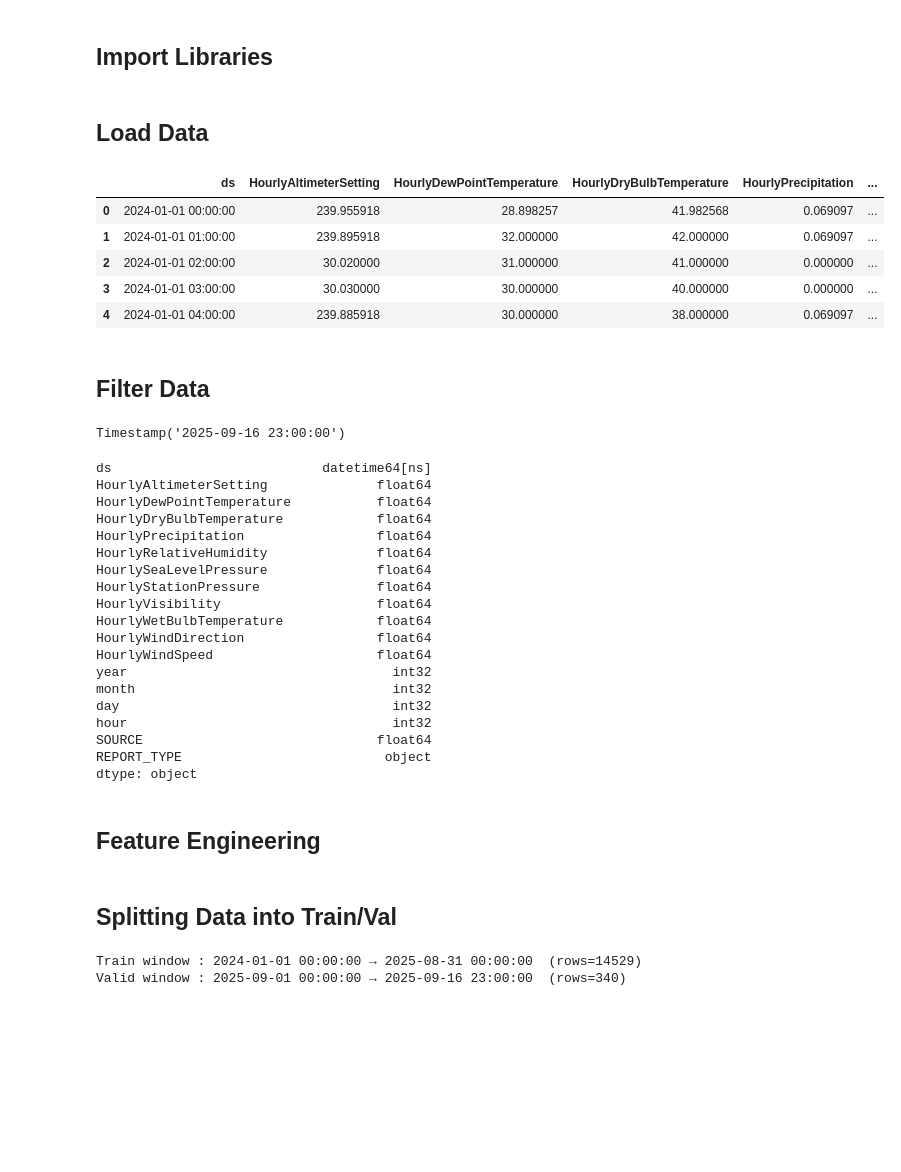
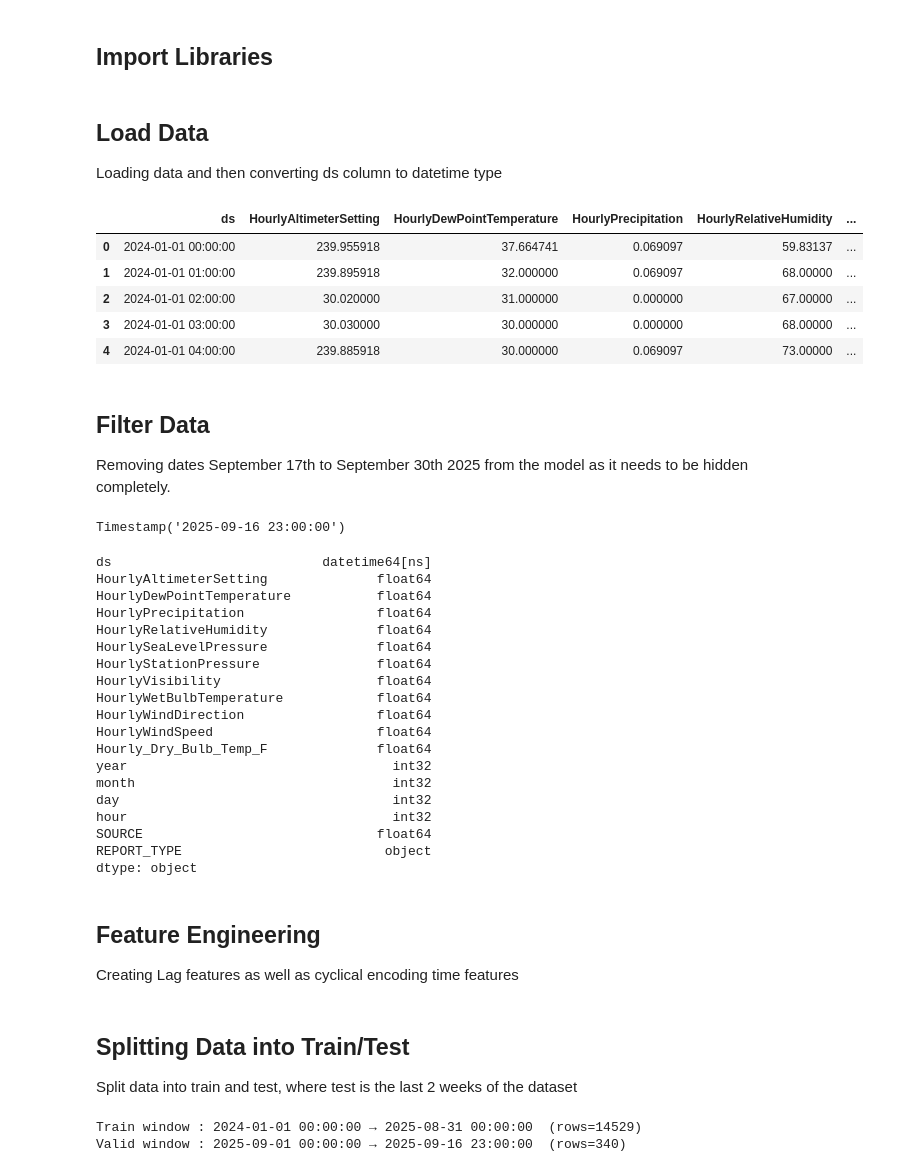
Before and after one commit to oarkse7486/ai-520-wthr-proj, a Jupyter notebook: RandomForest.ipynb, the cells around one changed output. Cells and saved outputs as stored; diff of their text form; code cells hidden in the pictures; blank space fills up the shorter version.

```diff
--- a/RandomForest.ipynb
+++ b/RandomForest.ipynb
@@ -13,21 +14,25 @@ from sklearn.metrics import mean_absolute_error, mean_squared_error, r2_score
 from sklearn.inspection import permutation_importance
 # %% [markdown]
 <h2>Load Data</h2>
+
+Loading data and then converting ds column to datetime type
 # %%
-df = pd.read_csv('clean_data/clean_wthr_dt.csv')
+df = pd.read_csv('clean_data/updt_clean_wthr_dt.csv')
 df["ds"] = pd.to_datetime(df["ds"])
 df = df.sort_values("ds").reset_index(drop=True)
 
 df.head(5)
 # %% [output]
-|  | ds | HourlyAltimeterSetting | HourlyDewPointTemperature | HourlyDryBulbTemperature | HourlyPrecipitation | ... |
-| 0 | 2024-01-01 00:00:00 | 239.955918 | 28.898257 | 41.982568 | 0.069097 | ... |
-| 1 | 2024-01-01 01:00:00 | 239.895918 | 32.000000 | 42.000000 | 0.069097 | ... |
-| 2 | 2024-01-01 02:00:00 | 30.020000 | 31.000000 | 41.000000 | 0.000000 | ... |
-| 3 | 2024-01-01 03:00:00 | 30.030000 | 30.000000 | 40.000000 | 0.000000 | ... |
-| 4 | 2024-01-01 04:00:00 | 239.885918 | 30.000000 | 38.000000 | 0.069097 | ... |
+|  | ds | HourlyAltimeterSetting | HourlyDewPointTemperature | HourlyPrecipitation | HourlyRelativeHumidity | ... |
+| 0 | 2024-01-01 00:00:00 | 239.955918 | 37.664741 | 0.069097 | 59.83137 | ... |
+| 1 | 2024-01-01 01:00:00 | 239.895918 | 32.000000 | 0.069097 | 68.00000 | ... |
+| 2 | 2024-01-01 02:00:00 | 30.020000 | 31.000000 | 0.000000 | 67.00000 | ... |
+| 3 | 2024-01-01 03:00:00 | 30.030000 | 30.000000 | 0.000000 | 68.00000 | ... |
+| 4 | 2024-01-01 04:00:00 | 239.885918 | 30.000000 | 0.069097 | 73.00000 | ... |
 # %% [markdown]
 <h2>Filter Data</h2>
+
+Removing dates September 17th to September 30th 2025 from the model as it needs to be hidden completely.
 # %%
 # Forecasting Dates (Needs to be hidden from model)
 f_start = pd.Timestamp("2025-09-17 00:00:00")
@@ -50,7 +55,6 @@ df.dtypes
 ds                           datetime64[ns]
 HourlyAltimeterSetting              float64
 HourlyDewPointTemperature           float64
-HourlyDryBulbTemperature            float64
 HourlyPrecipitation                 float64
 HourlyRelativeHumidity              float64
 HourlySeaLevelPressure              float64
@@ -59,6 +63,7 @@ HourlyVisibility                    float64
 HourlyWetBulbTemperature            float64
 HourlyWindDirection                 float64
 HourlyWindSpeed                     float64
+Hourly_Dry_Bulb_Temp_F              float64
 year                                  int32
 month                                 int32
 day                                   int32
@@ -68,4 +73,6 @@ REPORT_TYPE                          object
 dtype: object
 # %% [markdown]
 <h2>Feature Engineering</h2>
+
+Creating Lag features as well as cyclical encoding time features
 # %%
@@ -92,6 +99,8 @@ for L in lag_hours:
 lag_features = [f"lag_{L}h" for L in lag_hours]
 features = base_features + lag_features
 # %% [markdown]
-<h2>Splitting Data into Train/Val</h2>
+<h2>Splitting Data into Train/Test</h2>
+
+Split data into train and test, where test is the last 2 weeks of the dataset
 # %%
 # Point at which data should be split
```
Also changed, not shown: parts of 11 cells of this notebook.
